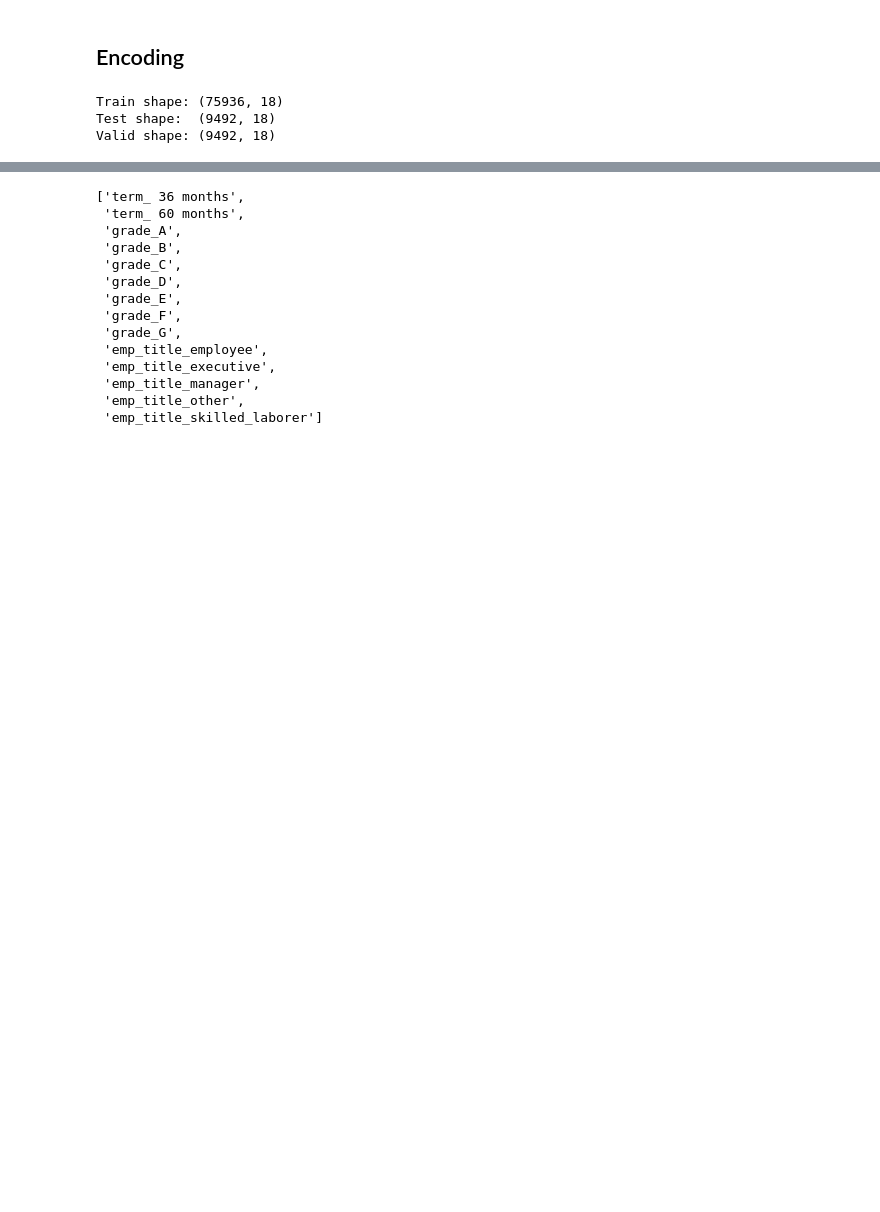
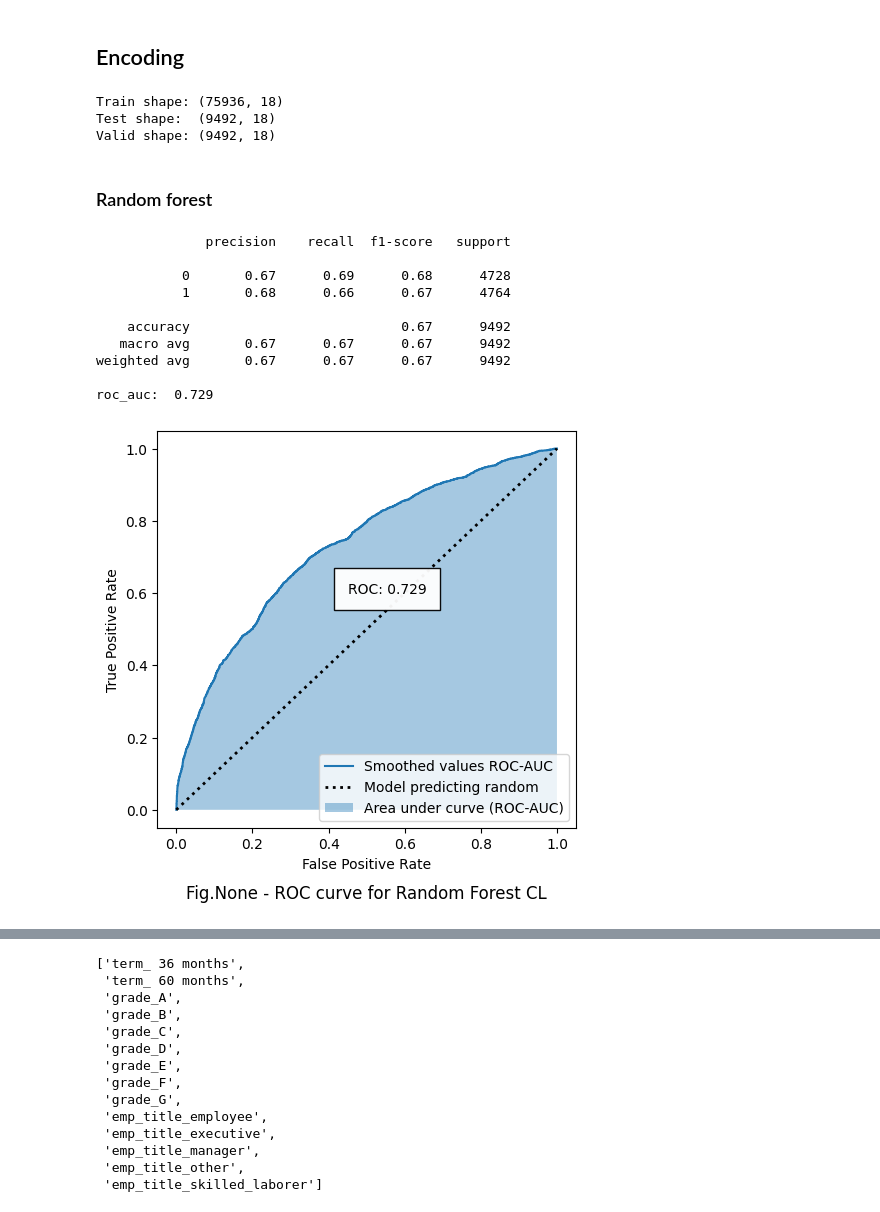
Before and after one commit to Alex1iv/Loan_repayment, a Jupyter notebook: notebooks/Loan_repayment.ipynb, the cells around one changed output, grey strips where cells are left out. Drawn from its saved outputs; the diff is of its cells as text; code cells hidden in the pictures; blank space fills up the shorter version.

```diff
--- a/notebooks/Loan_repayment.ipynb
+++ b/notebooks/Loan_repayment.ipynb
@@ -573,0 +577,35 @@ def get_ROC_plot(model,  X_test, y_test, title:str, fig_id:int=None):
+# %% [markdown]
+### Random forest
+# %%
+rf = RandomForestClassifier(
+    n_estimators=110,
+    min_samples_leaf=5,
+    max_depth=7,
+    #verbose=1,
+    n_jobs=-1,
+    random_state=random_seed)
+
+#Train model
+rf.fit(X_train, y_train)
+
+# Prediction
+y_pred = rf.predict(X_test)
+
+# Save results
+models_dict.update({'random_forest':rf})
+
+print(classification_report(y_test, y_pred))
+
+get_ROC_plot(rf, X_test, y_test, 'Random Forest CL')
+# %% [output]
+              precision    recall  f1-score   support
+
+           0       0.67      0.69      0.68      4728
+           1       0.68      0.66      0.67      4764
+
+    accuracy                           0.67      9492
+   macro avg       0.67      0.67      0.67      9492
+weighted avg       0.67      0.67      0.67      9492
+
+roc_auc:  0.729
+[figure, added]
```
Also changed, not shown: parts of 24 cells of this notebook.
